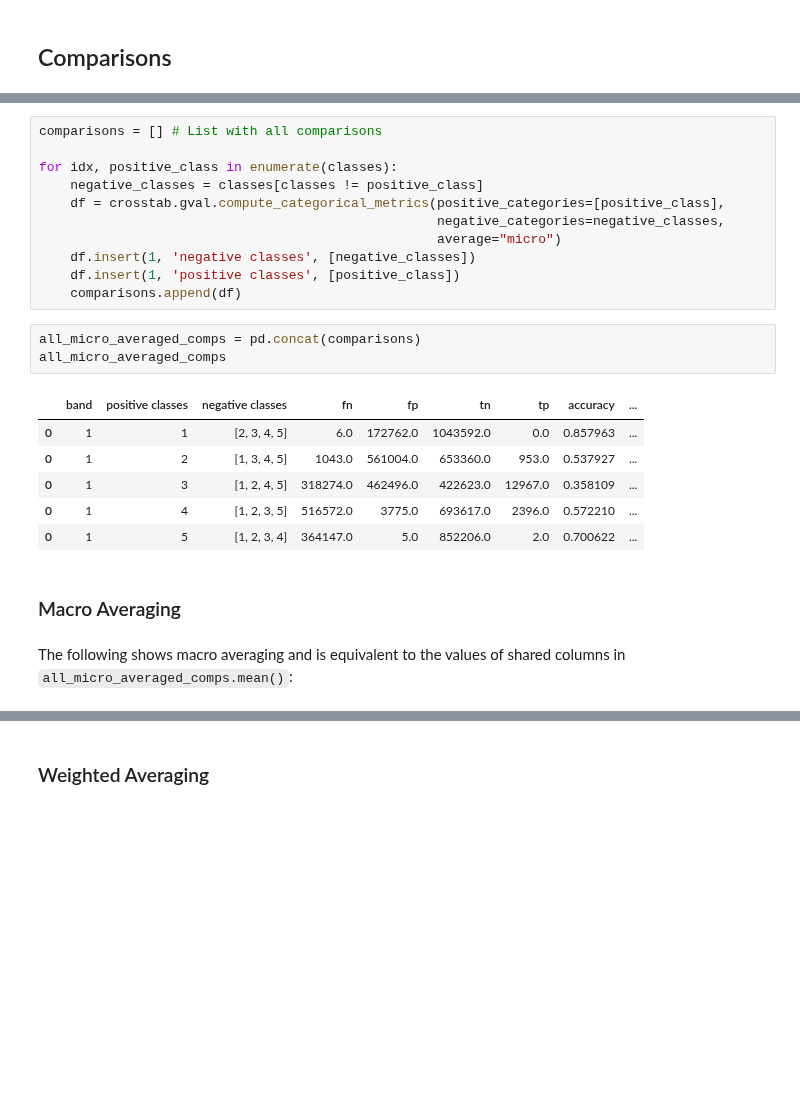
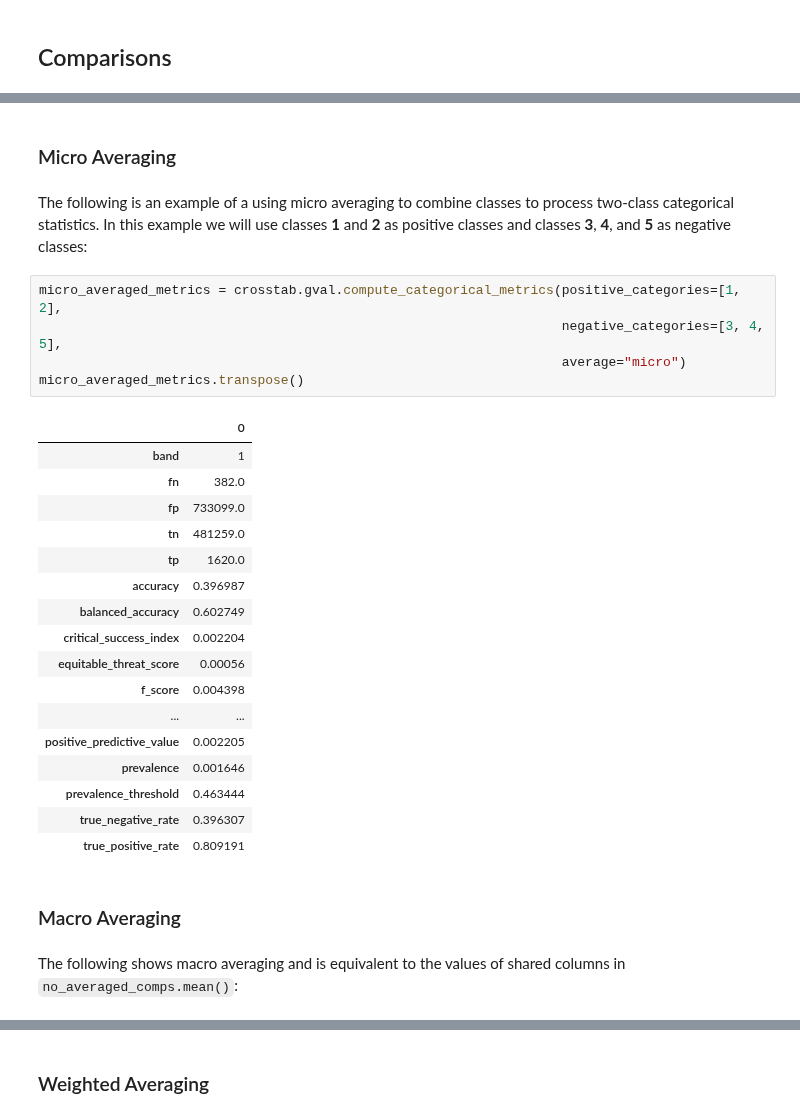
Before and after one commit to NOAA-OWP/gval, a Jupyter notebook: docs/sphinx/SphinxMulticatTutorial.ipynb, the cells around one changed output, grey strips where cells are left out. Cells and saved outputs as stored; diff of their text form; blank space fills up the shorter version.

```diff
--- a/docs/sphinx/SphinxMulticatTutorial.ipynb
+++ b/docs/sphinx/SphinxMulticatTutorial.ipynb
@@ -95,28 +112,34 @@ Although more neatly summarized with macro-averaging, one can do one vs. all com
-# %%
-comparisons = [] # List with all comparisons
-
-for idx, positive_class in enumerate(classes):
-    negative_classes = classes[classes != positive_class]
-    df = crosstab.gval.compute_categorical_metrics(positive_categories=[positive_class],
-                                                   negative_categories=negative_classes,
-                                                   average="micro")
-    df.insert(1, 'negative classes', [negative_classes])
-    df.insert(1, 'positive classes', [positive_class])
-    comparisons.append(df)
-# %%
-all_micro_averaged_comps = pd.concat(comparisons)
-all_micro_averaged_comps
-# %% [output]
-|  | band | positive classes | negative classes | fn | fp | tn | tp | accuracy | ... |
-| 0 | 1 | 1 | [2, 3, 4, 5] | 6.0 | 172762.0 | 1043592.0 | 0.0 | 0.857963 | ... |
-| 0 | 1 | 2 | [1, 3, 4, 5] | 1043.0 | 561004.0 | 653360.0 | 953.0 | 0.537927 | ... |
-| 0 | 1 | 3 | [1, 2, 4, 5] | 318274.0 | 462496.0 | 422623.0 | 12967.0 | 0.358109 | ... |
-| 0 | 1 | 4 | [1, 2, 3, 5] | 516572.0 | 3775.0 | 693617.0 | 2396.0 | 0.572210 | ... |
-| 0 | 1 | 5 | [1, 2, 3, 4] | 364147.0 | 5.0 | 852206.0 | 2.0 | 0.700622 | ... |
+# %% [markdown]
+### Micro Averaging
+# %% [markdown]
+The following is an example of a using micro averaging to combine classes to process two-class categorical statistics.  In this example we will use classes <b>1</b> and <b>2</b> as positive classes and classes <b>3</b>, <b>4</b>, and <b>5</b> as negative classes:
+# %%
+micro_averaged_metrics = crosstab.gval.compute_categorical_metrics(positive_categories=[1, 2],
+                                                                   negative_categories=[3, 4, 5],
+                                                                   average="micro")
+micro_averaged_metrics.transpose()
+# %% [output]
+|  | 0 |
+| band | 1 |
+| fn | 382.0 |
+| fp | 733099.0 |
+| tn | 481259.0 |
+| tp | 1620.0 |
+| accuracy | 0.396987 |
+| balanced_accuracy | 0.602749 |
+| critical_success_index | 0.002204 |
+| equitable_threat_score | 0.00056 |
+| f_score | 0.004398 |
+| ... | ... |
+| positive_predictive_value | 0.002205 |
+| prevalence | 0.001646 |
+| prevalence_threshold | 0.463444 |
+| true_negative_rate | 0.396307 |
+| true_positive_rate | 0.809191 |
 # %% [markdown]
 ### Macro Averaging
 # %% [markdown]
-The following shows macro averaging and is equivalent to the values of shared columns in `all_micro_averaged_comps.mean()`:
+The following shows macro averaging and is equivalent to the values of shared columns in `no_averaged_comps.mean()`:
 # %%
 macro_averaged_metrics = crosstab.gval.compute_categorical_metrics(positive_categories=classes,
                                                                    negative_categories=None,
```
Also changed, not shown: parts of 25 cells of this notebook, 2 other files.
